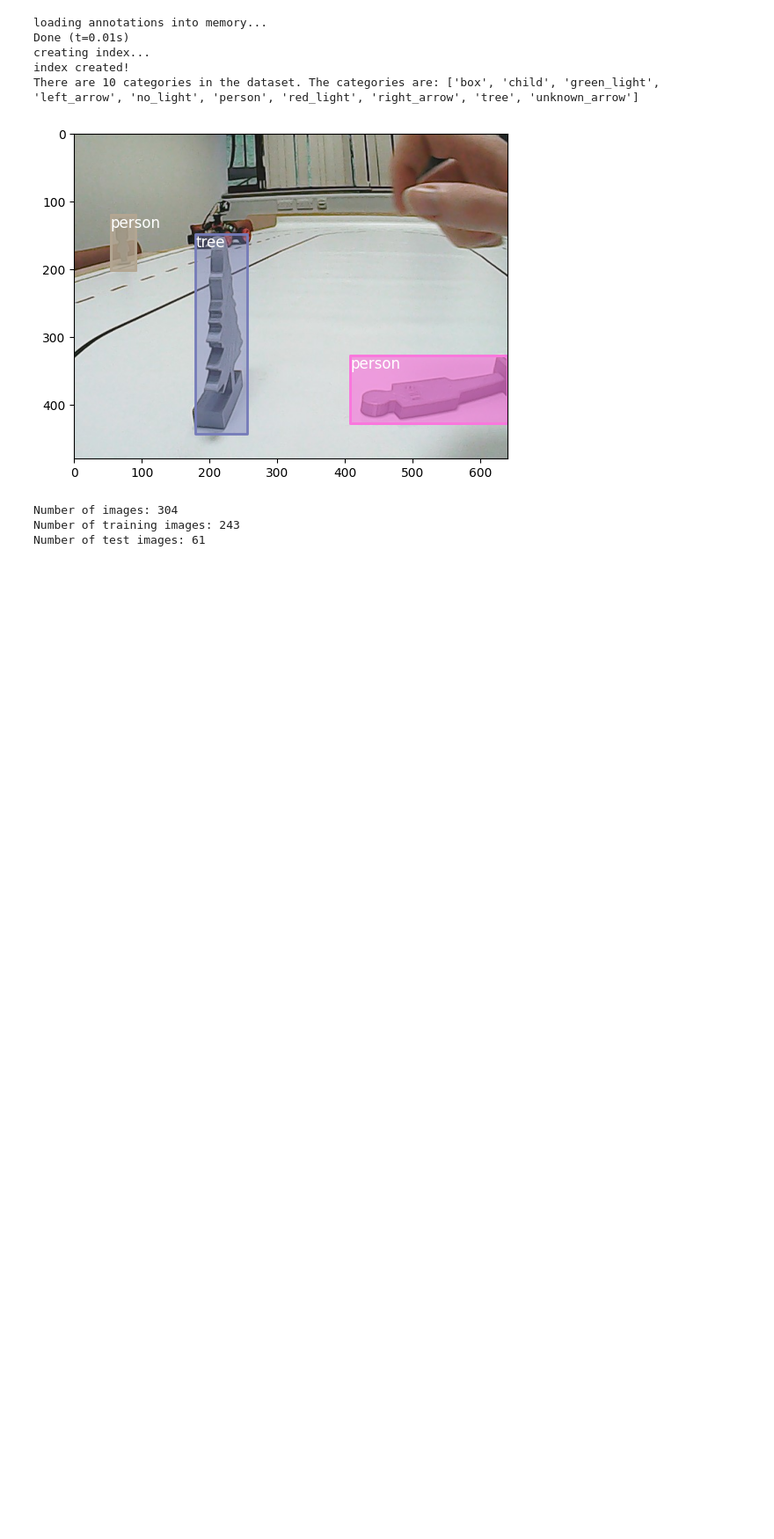
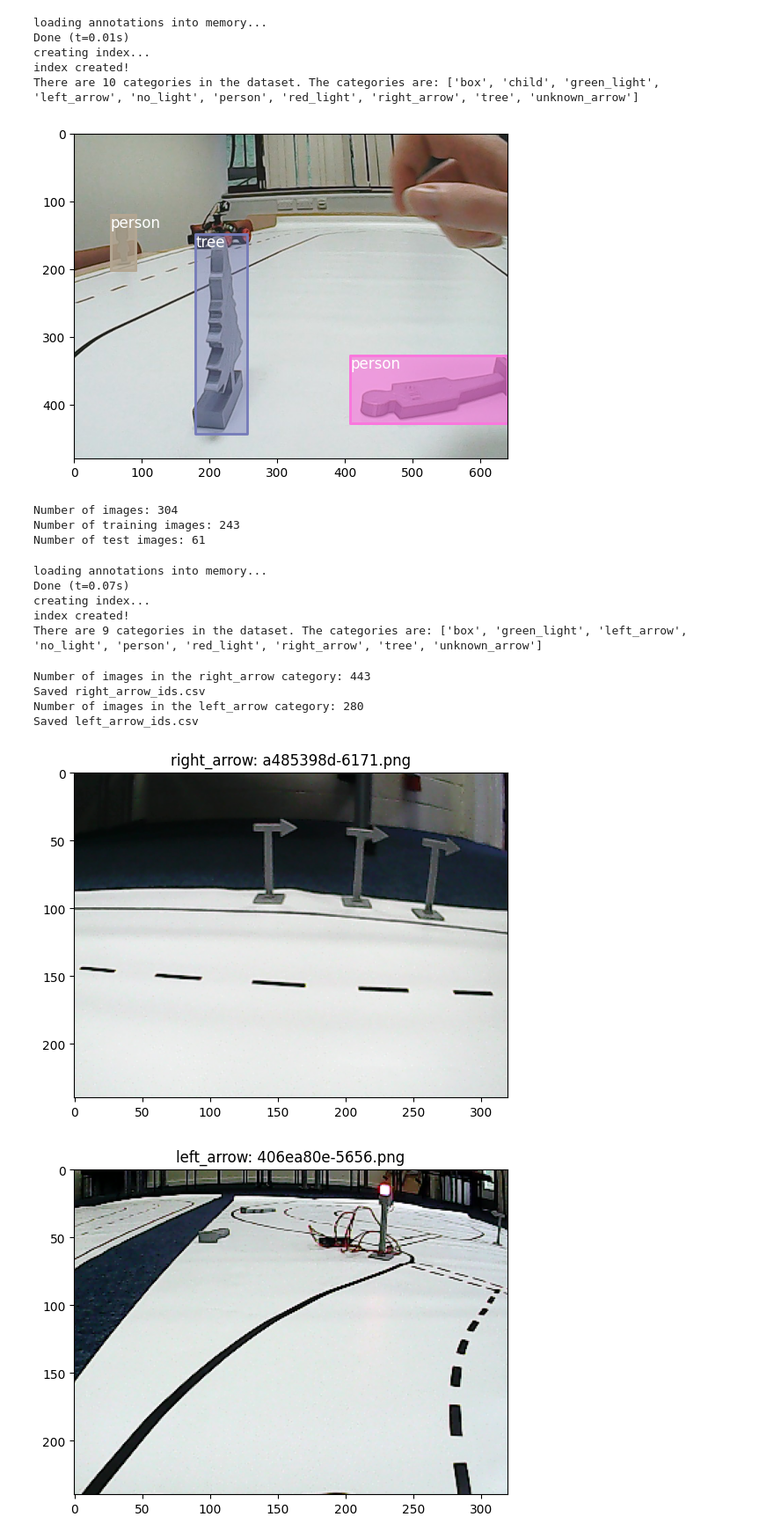
Before and after one commit to jckpn/picar_sim, a Jupyter notebook: pycoco_tests.ipynb, the cells around one changed output. Shown at 88% size. Saved outputs shown, nothing was run; the diff lists cells and outputs as text; code cells hidden in the pictures; blank space fills up the shorter version.

Commit message:
Arrow filtering

```diff
--- a/pycoco_tests.ipynb
+++ b/pycoco_tests.ipynb
@@ -99,3 +99,70 @@ print("Number of test images: {}".format(len(test_annotations)))
 Number of images: 304
 Number of training images: 243
 Number of test images: 61
+# %%
+from pycocotools.coco import COCO
+
+annotation_file = "label_data/label_kaggle_training/result.json"
+image_dir = "label_data/label_kaggle_training/images"
+
+coco_train = COCO(annotation_file)
+
+# Check the categories in the dataset
+categories = coco_train.loadCats(coco_train.getCatIds())
+category_names = [category["name"] for category in categories]
+print(
+    "There are {} categories in the dataset. The categories are: {}".format(
+        len(categories), category_names
+    )
+)
+# %% [output]
+loading annotations into memory...
+Done (t=0.07s)
+creating index...
+index created!
+There are 9 categories in the dataset. The categories are: ['box', 'green_light', 'left_arrow', 'no_light', 'person', 'red_light', 'right_arrow', 'tree', 'unknown_arrow']
+# %%
+import pandas as pd
+import matplotlib.pyplot as plt
+
+
+def filter_categories(category_name):
+    # Get the category ID for the given category name
+    category_id = coco_train.getCatIds(catNms=[category_name])[0]
+
+    # Get the image IDs for the given category
+    img_ids = coco_train.getImgIds(catIds=[category_id])
+
+    # Load the images
+    imgs = coco_train.loadImgs(img_ids)
+
+    # Get the file paths of the images
+    paths = [img["file_name"] for img in imgs]
+    # print(paths)
+
+    # Display the first image
+    plt.figure()
+    plt.imshow(plt.imread(image_dir + "/" + paths[0]))
+    plt.title(f"{category_name}: {paths[0]}")
+
+    # Extract the image IDs from the file paths
+    image_ids = [path.split("-")[1].split(".")[0] for path in paths]
+
+    # Save the image IDs to a CSV file
+    pd.DataFrame(image_ids, columns=["Image ID"]).to_csv(
+        f"{category_name}_ids.csv", index=False
+    )
+
+    print(f"Number of images in the {category_name} category: {len(image_ids)}")
+    print(f"Saved {category_name}_ids.csv")
+
+
+filter_categories("right_arrow")
+filter_categories("left_arrow")
+# %% [output]
+Number of images in the right_arrow category: 443
+Saved right_arrow_ids.csv
+Number of images in the left_arrow category: 280
+Saved left_arrow_ids.csv
+[figure, added]
+[figure, added]
```
